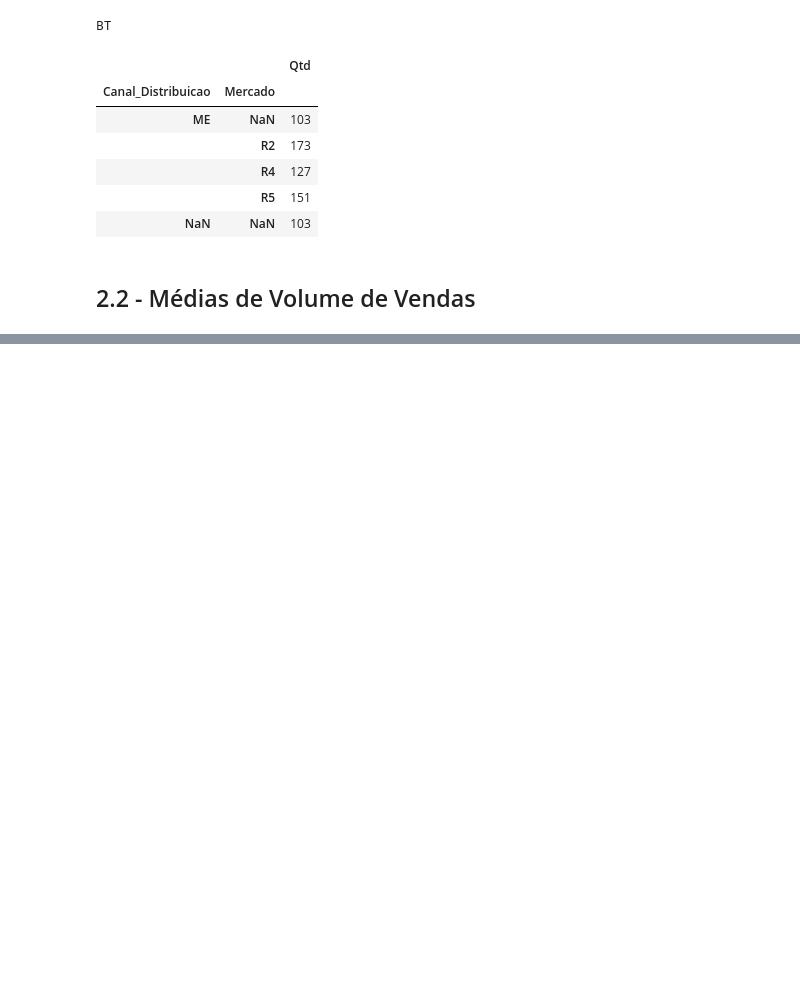
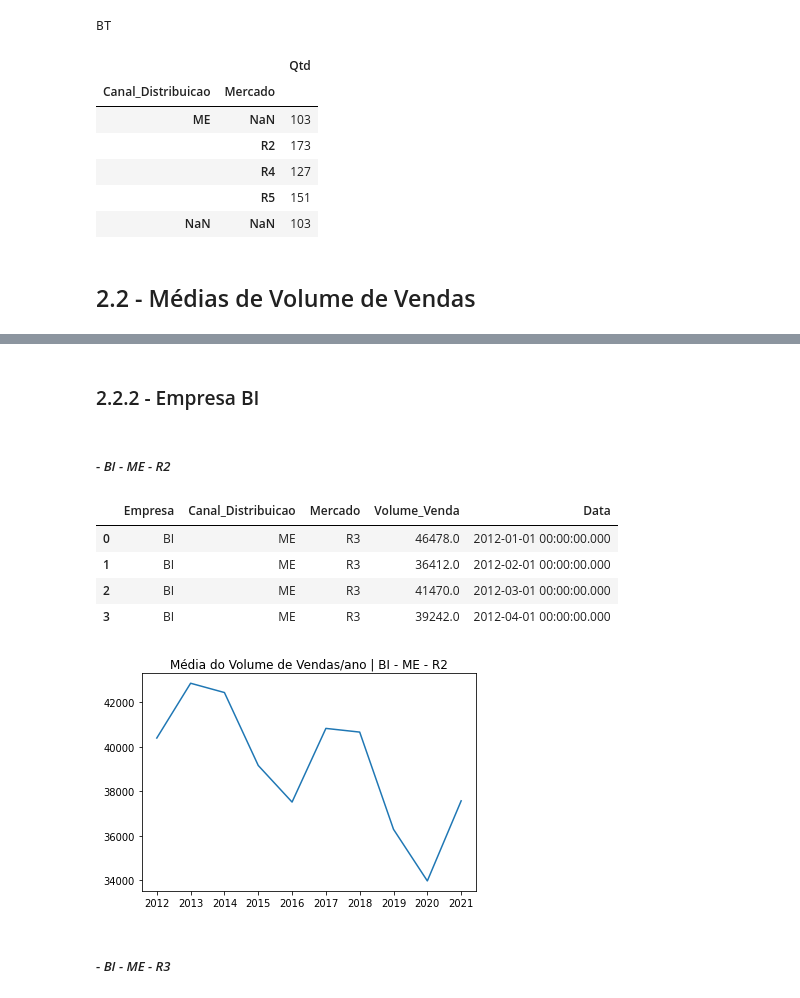
Before and after one commit to caiohrgm/analise_de_indicador_tcc_ufcg, a Jupyter notebook: Notebooks/EDA.ipynb, the cells around one changed output, grey strips where cells are left out. Saved outputs shown, nothing was run; the diff lists cells and outputs as text; code cells hidden in the pictures; blank space fills up the shorter version.

```diff
--- a/Notebooks/EDA.ipynb
+++ b/Notebooks/EDA.ipynb
@@ -571,22 +169,0 @@ plt.show()
-# %%
-cmp_df = companies_set[3][1]
-cmp_df = cmp_df[((cmp_df.Canal_Distribuicao == 'ME') & (cmp_df.Mercado == 'R2'))] # só vai ate 07/2020
-cmp_df = cmp_df[((cmp_df.Empresa != "NaN") & (cmp_df.Canal_Distribuicao != "NaN") & (cmp_df.Mercado != "NaN"))]
-cmp_df = cmp_df.sort_values(by='Volume_Venda').reset_index()
-cmp_df = cmp_df.drop_duplicates('Data',keep='last').sort_values(by='Data')
-
-means_bt_me_r2 = []
-year = 2012
-while year < 2021:
-    query = cmp_df[((cmp_df.Data >= str(year)) & (cmp_df.Data < str(year+1)))]
-    mean = np.round(query['Volume_Venda'].mean(),4)
-    means_bt_me_r2.append(mean)
-    year += 1
-
-means = means_bt_me_r2
-bars = ['2012','2013','2014','2015','2016','2017','2018','2019','2020']
-y_pos = np.arange(len(bars))
-plt.title("Média do Volume de Vendas/ano | "+ companies_set[3][0]+" - ME - R2")
-plt.plot(y_pos, means)
-plt.xticks(y_pos, bars)
-plt.show()
@@ -652,0 +204,36 @@ plt.show()
+# %% [markdown]
+### 2.2.2 - Empresa BI
+# %% [markdown]
+##### - *BI - ME - R2*
+# %%
+cmp_df_r2 = companies_set[1][1].reset_index().drop(['index'],axis=1)
+cmp_df_r2 = cmp_df_r2[((cmp_df_r2.Canal_Distribuicao == 'ME') & (cmp_df_r2.Mercado == 'R3'))]
+cmp_df_r2 = cmp_df_r2[((cmp_df_r2.Empresa != "NaN") & (cmp_df_r2.Canal_Distribuicao != "NaN") & (cmp_df_r2.Mercado != "NaN"))]
+cmp_df_r2 = cmp_df_r2.sort_values(by='Volume_Venda').reset_index().drop(['index'],axis=1)
+cmp_df_r2 = cmp_df_r2.drop_duplicates('Data',keep='last').sort_values(by='Data').reset_index().drop(['index'],axis=1)
+display(cmp_df_r2.head(4))
+
+means_bi_me_r2 = []
+year = 2012
+while year < 2022: # so tem a entrada de janeiro no ano de 2022;
+    query = cmp_df_r2[((cmp_df_r2.Data >= str(year)) & (cmp_df_r2.Data < str(year+1)))]
+    mean = np.round(query['Volume_Venda'].mean(),4)
+    means_bi_me_r2.append(mean)
+    year += 1
+
+means = means_bi_me_r2
+bars = ['2012','2013','2014','2015','2016','2017','2018','2019','2020','2021']
+y_pos = np.arange(len(bars))
+plt.title("Média do Volume de Vendas/ano | "+ companies_set[1][0]+" - ME - R2")
+plt.plot(y_pos, means)
+plt.xticks(y_pos, bars)
+plt.show()
+# %% [output]
+|  | Empresa | Canal_Distribuicao | Mercado | Volume_Venda | Data |
+| 0 | BI | ME | R3 | 46478.0 | 2012-01-01 00:00:00.000 |
+| 1 | BI | ME | R3 | 36412.0 | 2012-02-01 00:00:00.000 |
+| 2 | BI | ME | R3 | 41470.0 | 2012-03-01 00:00:00.000 |
+| 3 | BI | ME | R3 | 39242.0 | 2012-04-01 00:00:00.000 |
+[figure, added]
+# %% [markdown]
+##### - *BI - ME - R3*
```
Also changed, not shown: parts of 77 cells of this notebook.
